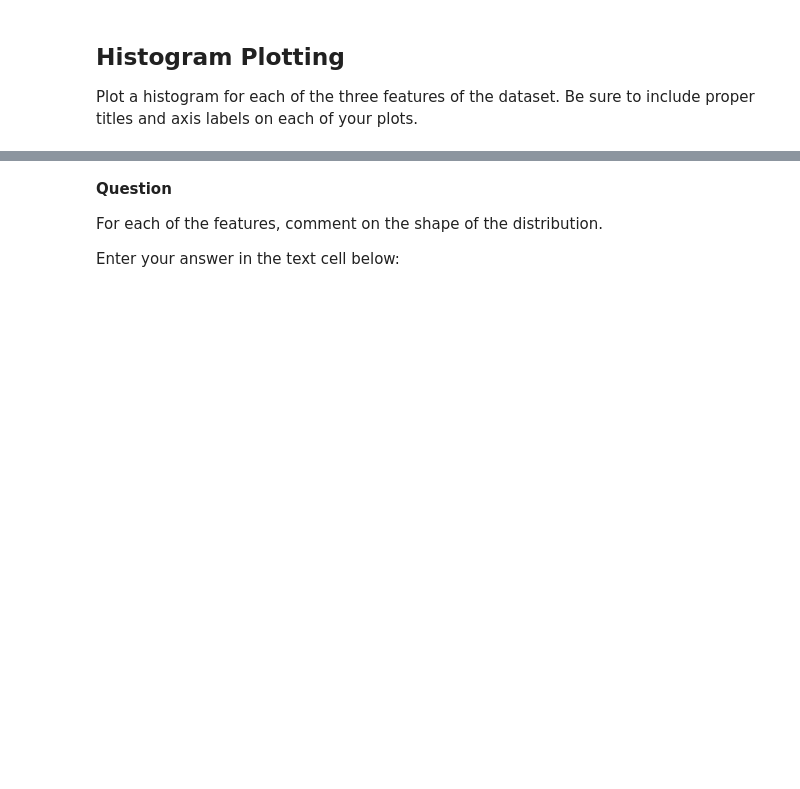
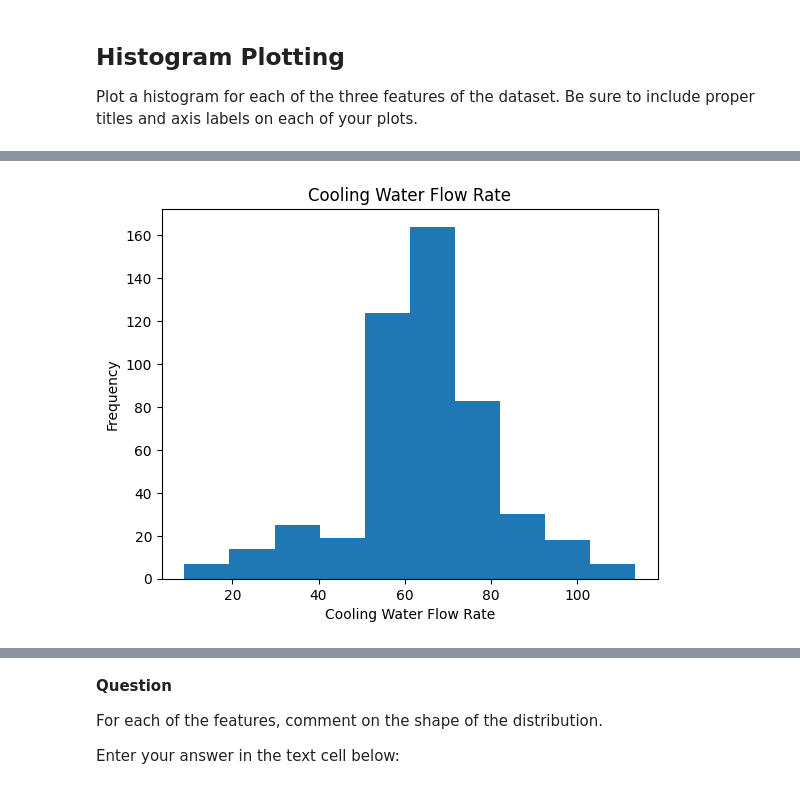
Before and after one commit to ncat-morrow/isen-project-1-loading, a Jupyter notebook: ISEN_370_Project_1_Assignment.ipynb, the cells around one changed output, grey strips where cells are left out. Drawn from its saved outputs; the diff is of its cells as text; code cells hidden in the pictures; blank space fills up the shorter version.

```diff
--- a/ISEN_370_Project_1_Assignment.ipynb
+++ b/ISEN_370_Project_1_Assignment.ipynb
@@ -58,0 +85,8 @@ Plot a histogram for each of the three features of the dataset. Be sure to inclu
+# %%
+plt.hist(features['Cooling Water Flow Rate'])
+plt.ylabel('Frequency')
+plt.xlabel("Cooling Water Flow Rate")
+plt.title('Cooling Water Flow Rate')
+plt.show()
+# %% [output]
+[figure, added]
```
Also changed, not shown: parts of 4 cells of this notebook.
